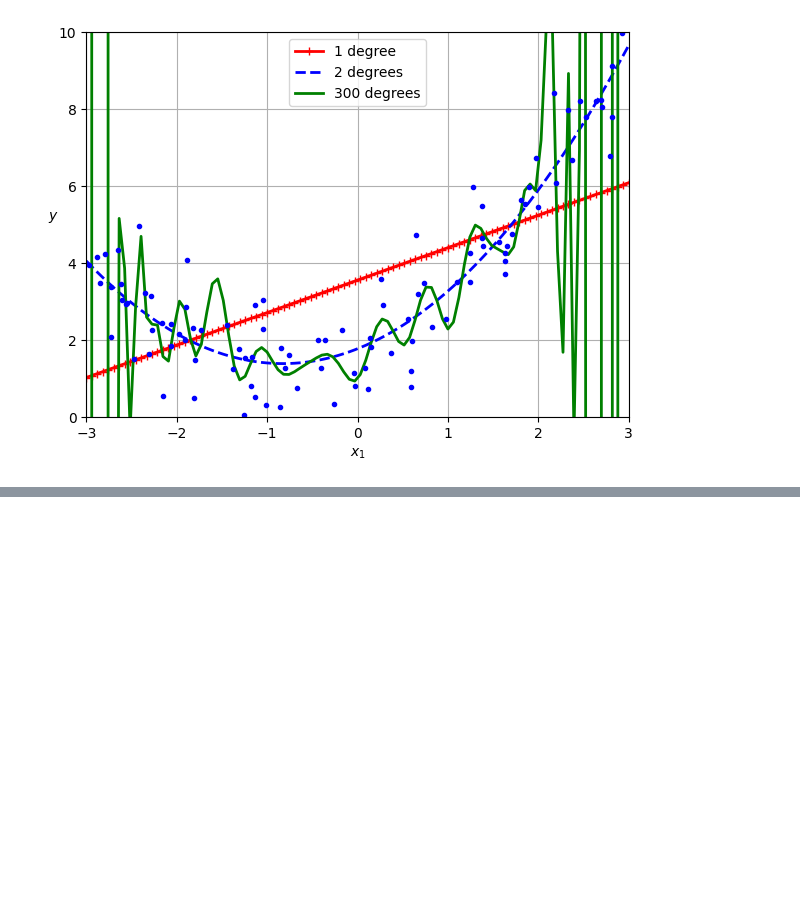
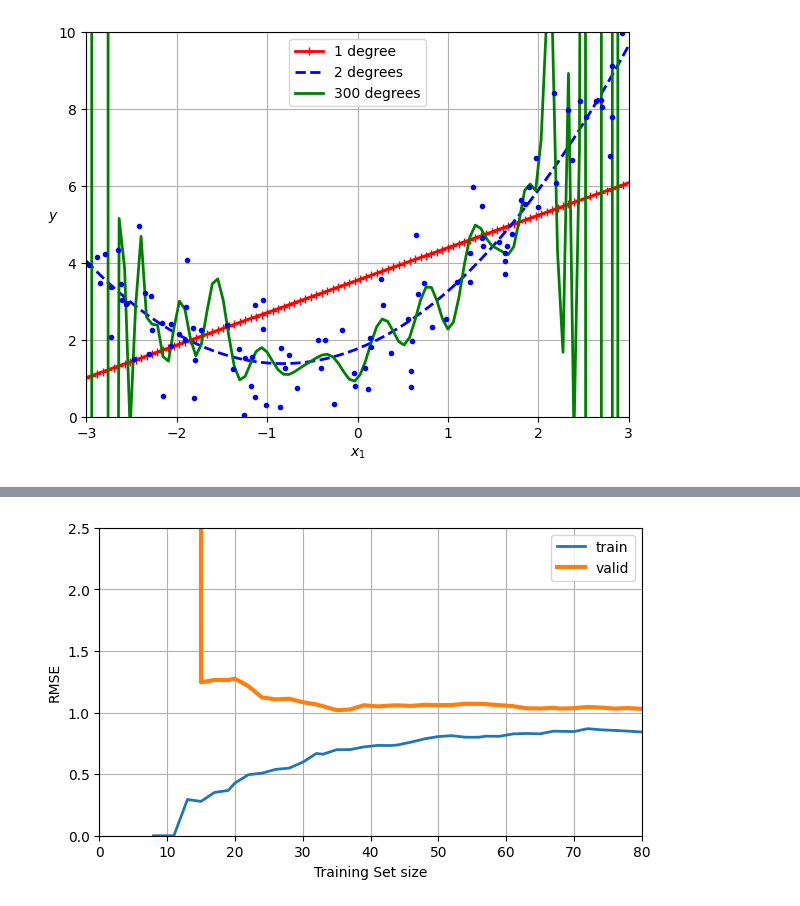
Before and after one commit to sunodmongia/Linear-Models, a Jupyter notebook: linear-model.ipynb, the cells around one changed output, grey strips where cells are left out. Saved outputs shown, nothing was run; the diff lists cells and outputs as text; code cells hidden in the pictures; blank space fills up the shorter version.

```diff
--- a/linear-model.ipynb
+++ b/linear-model.ipynb
@@ -321,0 +350,32 @@ plt.show()
+# %%
+polynomial_regression = Pipeline(
+    [
+        ("polynomial", PolynomialFeatures(degree=10, include_bias=False)),
+        ("linear_regression", LinearRegression()),
+    ]
+)
+
+train_sizes, train_scores, valid_scores = learning_curve(
+    polynomial_regression,
+    X,
+    y,
+    train_sizes=np.linspace(0.1, 1, 40),
+    cv=5,
+    scoring="neg_root_mean_squared_error",
+)
+
+train_errors = -train_scores.mean(axis=1)
+valid_errors = -valid_scores.mean(axis=1)
+
+plt.figure(figsize=(7,4))
+plt.plot(train_sizes, train_errors, label='train', linewidth=2)
+plt.plot(train_sizes, valid_errors, label='valid', linewidth=3)
+
+plt.xlabel('Training Set size')
+plt.ylabel('RMSE')
+plt.axis([0, 80, 0, 2.5])
+plt.grid()
+plt.legend()
+plt.show()
+# %% [output]
+[figure, added]
```
Also changed, not shown: parts of 2 cells of this notebook.
